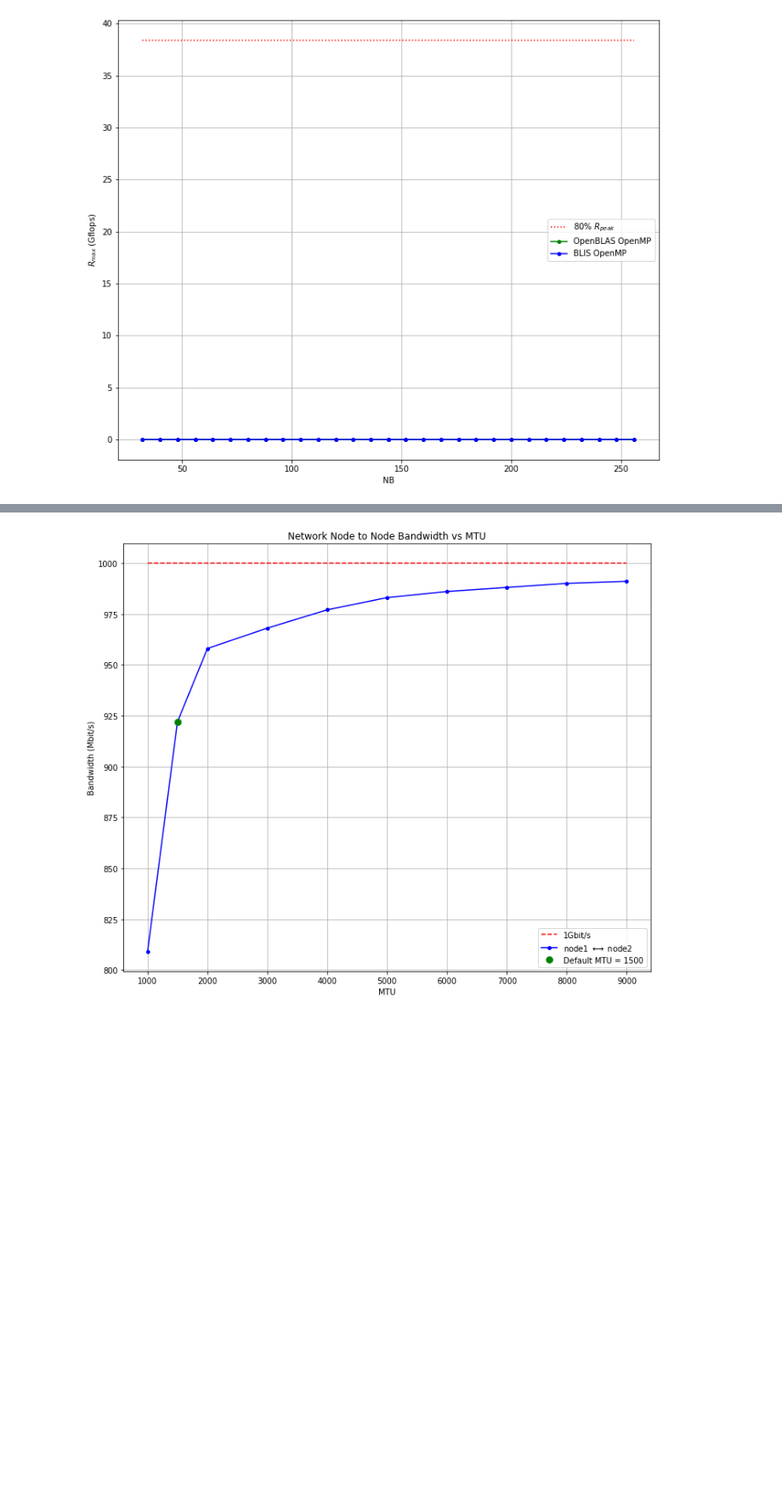
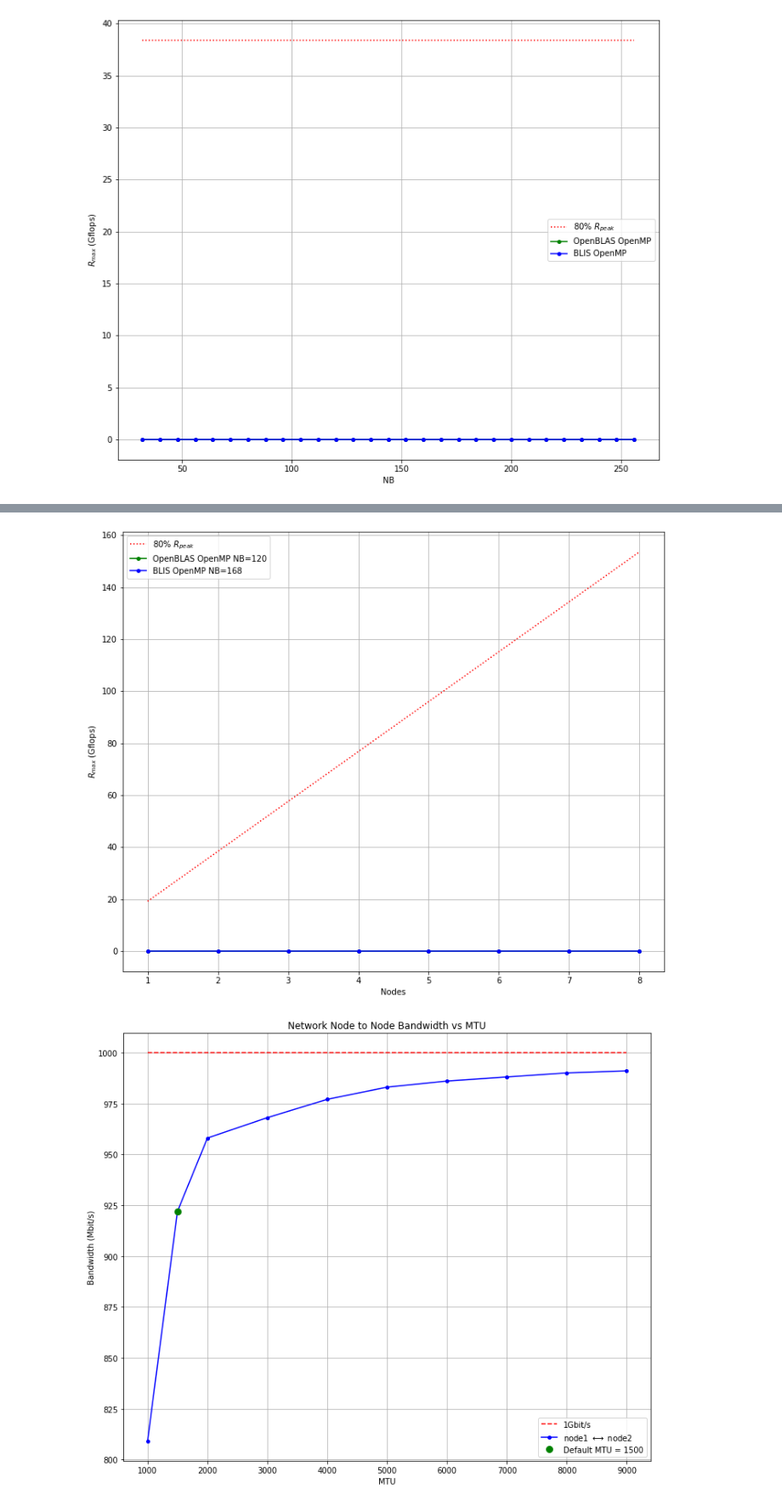
Before and after one commit to johnduffymsc/dissertation, a Jupyter notebook: picluster.ipynb, the cells around one changed output, grey strips where cells are left out. Shown: that part at 85% size. Drawn from its saved outputs; the diff is of its cells as text; code cells hidden in the pictures; blank space fills up the shorter version.

```diff
--- a/picluster.ipynb
+++ b/picluster.ipynb
@@ -742,3 +742,56 @@ plt.show()
+# %%
+# Hybrid OpenMPI/OpenMP Gflops vs Nodes using 80% memory.
+
+nodes = [1, 2, 3, 4, 5, 6, 7, 8]
+
+r_peak_80 = [
+    R_PEAK_80 * 1,
+    R_PEAK_80 * 2,
+    R_PEAK_80 * 3,
+    R_PEAK_80 * 4,
+    R_PEAK_80 * 5,
+    R_PEAK_80 * 6,
+    R_PEAK_80 * 7,
+    R_PEAK_80 * 8
+]
+
+openblas_openmp = [
+    0,
+    0,
+    0,
+    0,
+    0,
+    0,
+    0,
+    0
+]
+
+blis_openmp = [
+    0,
+    0,
+    0,
+    0,
+    0,
+    0,
+    0,
+    0
+]
+
+
+plt.figure(figsize=(12, 10))
+#plt.title("Baseline $R_{max}$ vs Nodes 80% Memory")
+plt.plot(nodes, r_peak_80, ":r", markersize=4)
+plt.plot(nodes, openblas_openmp, "-go", markersize=4)
+plt.plot(nodes, blis_openmp, "-bo", markersize=4)
+plt.xlabel("Nodes")
+plt.ylabel("$R_{max}$ (Gflops)")
+plt.legend(["80% $R_{peak}$", "OpenBLAS OpenMP NB=120", "BLIS OpenMP NB=168"])
+plt.grid()
+plt.savefig("openmp_gflops_vs_nodes_80_percent_memory.pdf", bbox_inches="tight")
+plt.savefig("openmp_gflops_vs_nodes_80_percent_memory.png", bbox_inches="tight")
+plt.show()
+# %% [output]
+[figure, added]
 # %%
 # Network bandwidth vs MTU.
 
```
Also changed, not shown: parts of 1 cell of this notebook, 2 other files.
